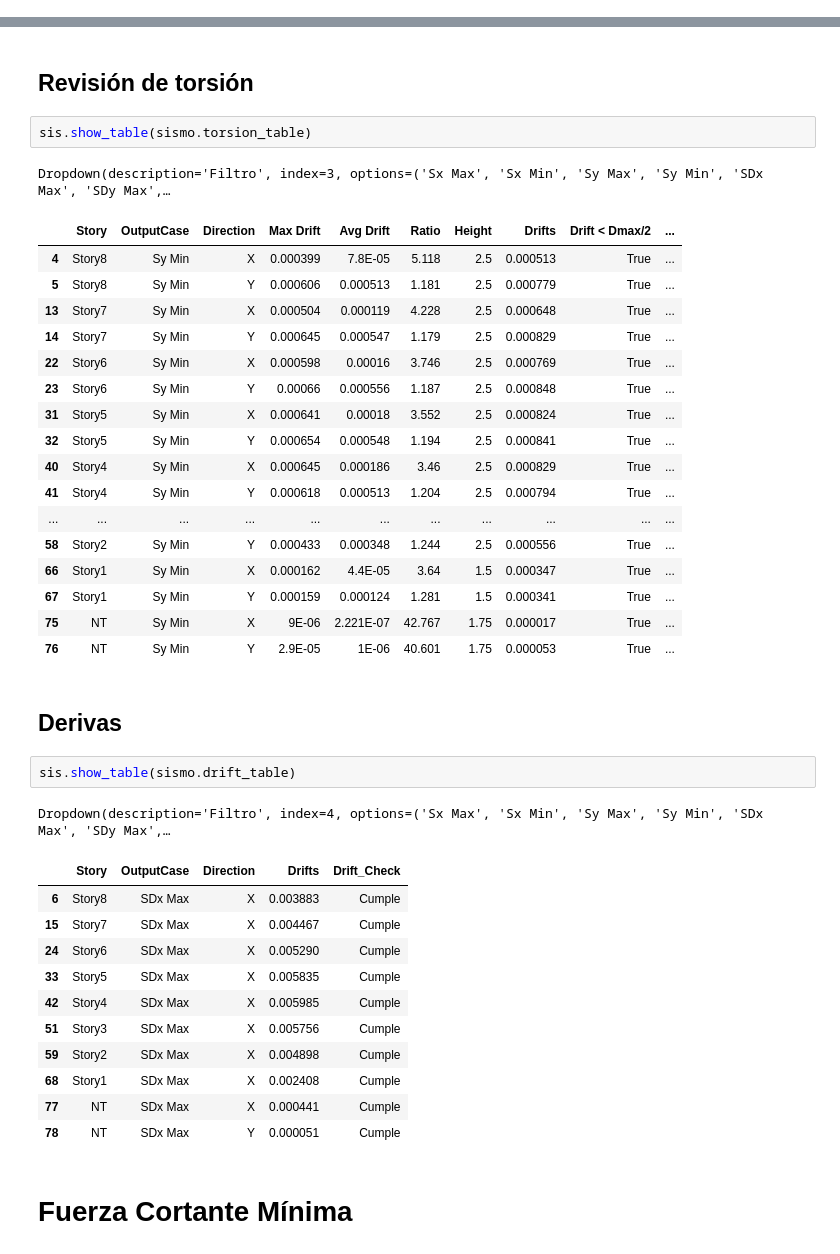
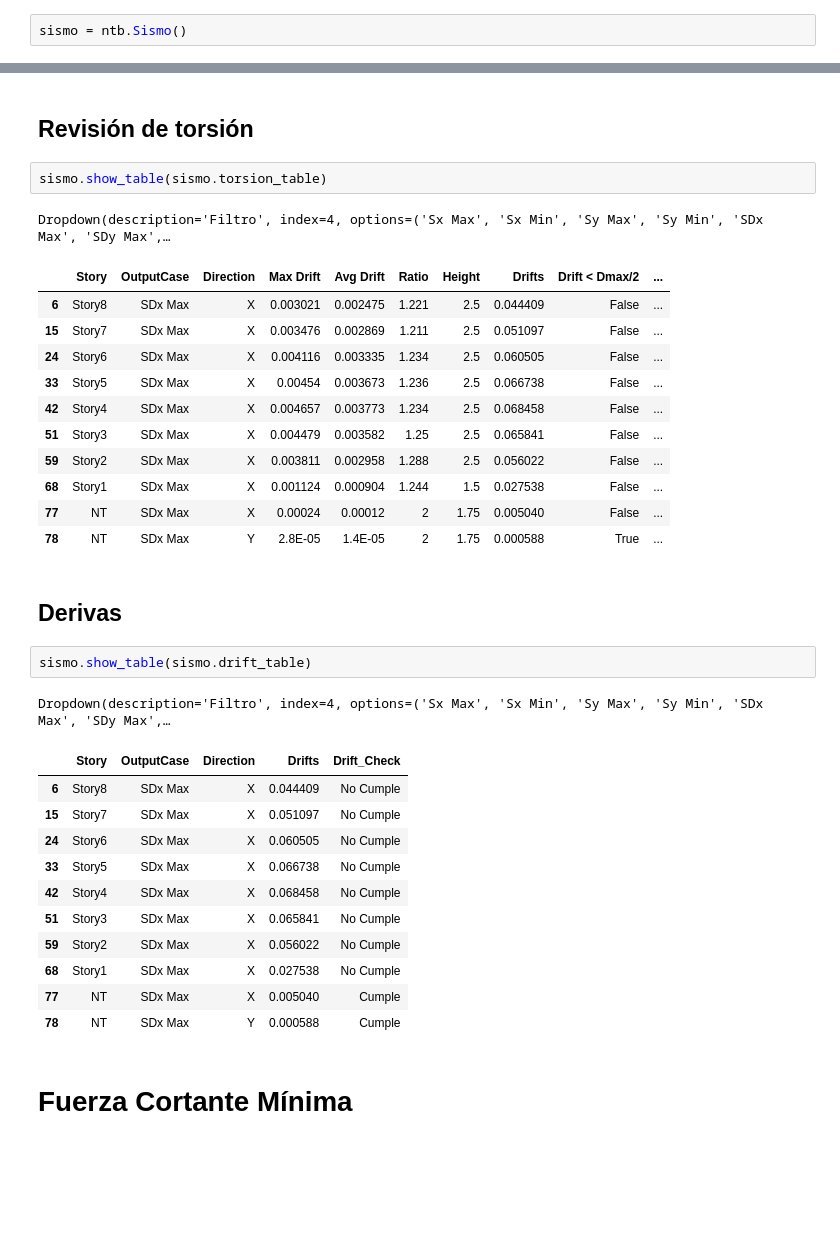
Before and after one commit to skyzizars/automatizacion_estructural, a Jupyter notebook: sismo_etabs.ipynb, the cells around one changed output, grey strips where cells are left out. Cells and saved outputs as stored; diff of their text form; blank space fills up the shorter version.

```diff
--- a/sismo_etabs.ipynb
+++ b/sismo_etabs.ipynb
@@ -22,3 +21,5 @@ sismo = sis.sismo_e30()
+# %%
+sismo = ntb.Sismo()
 # %% [markdown]
 # Parámetros de Sitio
 
@@ -146,43 +135,37 @@ sismo.rev_masa_table
 # %% [markdown]
 ## Revisión de torsión
 # %%
-sis.show_table(sismo.torsion_table)
+sismo.show_table(sismo.torsion_table)
 # %% [output]
-Dropdown(description='Filtro', index=3, options=('Sx Max', 'Sx Min', 'Sy Max', 'Sy Min', 'SDx Max', 'SDy Max',…
+Dropdown(description='Filtro', index=4, options=('Sx Max', 'Sx Min', 'Sy Max', 'Sy Min', 'SDx Max', 'SDy Max',…
 |  | Story | OutputCase | Direction | Max Drift | Avg Drift | Ratio | Height | Drifts | Drift < Dmax/2 | ... |
-| 4 | Story8 | Sy Min | X | 0.000399 | 7.8E-05 | 5.118 | 2.5 | 0.000513 | True | ... |
-| 5 | Story8 | Sy Min | Y | 0.000606 | 0.000513 | 1.181 | 2.5 | 0.000779 | True | ... |
-| 13 | Story7 | Sy Min | X | 0.000504 | 0.000119 | 4.228 | 2.5 | 0.000648 | True | ... |
-| 14 | Story7 | Sy Min | Y | 0.000645 | 0.000547 | 1.179 | 2.5 | 0.000829 | True | ... |
-| 22 | Story6 | Sy Min | X | 0.000598 | 0.00016 | 3.746 | 2.5 | 0.000769 | True | ... |
-| 23 | Story6 | Sy Min | Y | 0.00066 | 0.000556 | 1.187 | 2.5 | 0.000848 | True | ... |
-| 31 | Story5 | Sy Min | X | 0.000641 | 0.00018 | 3.552 | 2.5 | 0.000824 | True | ... |
-| 32 | Story5 | Sy Min | Y | 0.000654 | 0.000548 | 1.194 | 2.5 | 0.000841 | True | ... |
-| 40 | Story4 | Sy Min | X | 0.000645 | 0.000186 | 3.46 | 2.5 | 0.000829 | True | ... |
-| 41 | Story4 | Sy Min | Y | 0.000618 | 0.000513 | 1.204 | 2.5 | 0.000794 | True | ... |
-| ... | ... | ... | ... | ... | ... | ... | ... | ... | ... | ... |
-| 58 | Story2 | Sy Min | Y | 0.000433 | 0.000348 | 1.244 | 2.5 | 0.000556 | True | ... |
-| 66 | Story1 | Sy Min | X | 0.000162 | 4.4E-05 | 3.64 | 1.5 | 0.000347 | True | ... |
-| 67 | Story1 | Sy Min | Y | 0.000159 | 0.000124 | 1.281 | 1.5 | 0.000341 | True | ... |
-| 75 | NT | Sy Min | X | 9E-06 | 2.221E-07 | 42.767 | 1.75 | 0.000017 | True | ... |
-| 76 | NT | Sy Min | Y | 2.9E-05 | 1E-06 | 40.601 | 1.75 | 0.000053 | True | ... |
+| 6 | Story8 | SDx Max | X | 0.003021 | 0.002475 | 1.221 | 2.5 | 0.044409 | False | ... |
+| 15 | Story7 | SDx Max | X | 0.003476 | 0.002869 | 1.211 | 2.5 | 0.051097 | False | ... |
+| 24 | Story6 | SDx Max | X | 0.004116 | 0.003335 | 1.234 | 2.5 | 0.060505 | False | ... |
+| 33 | Story5 | SDx Max | X | 0.00454 | 0.003673 | 1.236 | 2.5 | 0.066738 | False | ... |
+| 42 | Story4 | SDx Max | X | 0.004657 | 0.003773 | 1.234 | 2.5 | 0.068458 | False | ... |
+| 51 | Story3 | SDx Max | X | 0.004479 | 0.003582 | 1.25 | 2.5 | 0.065841 | False | ... |
+| 59 | Story2 | SDx Max | X | 0.003811 | 0.002958 | 1.288 | 2.5 | 0.056022 | False | ... |
+| 68 | Story1 | SDx Max | X | 0.001124 | 0.000904 | 1.244 | 1.5 | 0.027538 | False | ... |
+| 77 | NT | SDx Max | X | 0.00024 | 0.00012 | 2 | 1.75 | 0.005040 | False | ... |
+| 78 | NT | SDx Max | Y | 2.8E-05 | 1.4E-05 | 2 | 1.75 | 0.000588 | True | ... |
 # %% [markdown]
 ## Derivas
 # %%
-sis.show_table(sismo.drift_table)
+sismo.show_table(sismo.drift_table)
 # %% [output]
 Dropdown(description='Filtro', index=4, options=('Sx Max', 'Sx Min', 'Sy Max', 'Sy Min', 'SDx Max', 'SDy Max',…
 |  | Story | OutputCase | Direction | Drifts | Drift_Check |
-| 6 | Story8 | SDx Max | X | 0.003883 | Cumple |
-| 15 | Story7 | SDx Max | X | 0.004467 | Cumple |
-| 24 | Story6 | SDx Max | X | 0.005290 | Cumple |
-| 33 | Story5 | SDx Max | X | 0.005835 | Cumple |
-| 42 | Story4 | SDx Max | X | 0.005985 | Cumple |
-| 51 | Story3 | SDx Max | X | 0.005756 | Cumple |
-| 59 | Story2 | SDx Max | X | 0.004898 | Cumple |
-| 68 | Story1 | SDx Max | X | 0.002408 | Cumple |
-| 77 | NT | SDx Max | X | 0.000441 | Cumple |
-| 78 | NT | SDx Max | Y | 0.000051 | Cumple |
+| 6 | Story8 | SDx Max | X | 0.044409 | No Cumple |
+| 15 | Story7 | SDx Max | X | 0.051097 | No Cumple |
+| 24 | Story6 | SDx Max | X | 0.060505 | No Cumple |
+| 33 | Story5 | SDx Max | X | 0.066738 | No Cumple |
+| 42 | Story4 | SDx Max | X | 0.068458 | No Cumple |
+| 51 | Story3 | SDx Max | X | 0.065841 | No Cumple |
+| 59 | Story2 | SDx Max | X | 0.056022 | No Cumple |
+| 68 | Story1 | SDx Max | X | 0.027538 | No Cumple |
+| 77 | NT | SDx Max | X | 0.005040 | Cumple |
+| 78 | NT | SDx Max | Y | 0.000588 | Cumple |
 # %% [markdown]
 # Fuerza Cortante Mínima
 # %%
```
Also changed, not shown: parts of 6 cells of this notebook, 5 other files.
